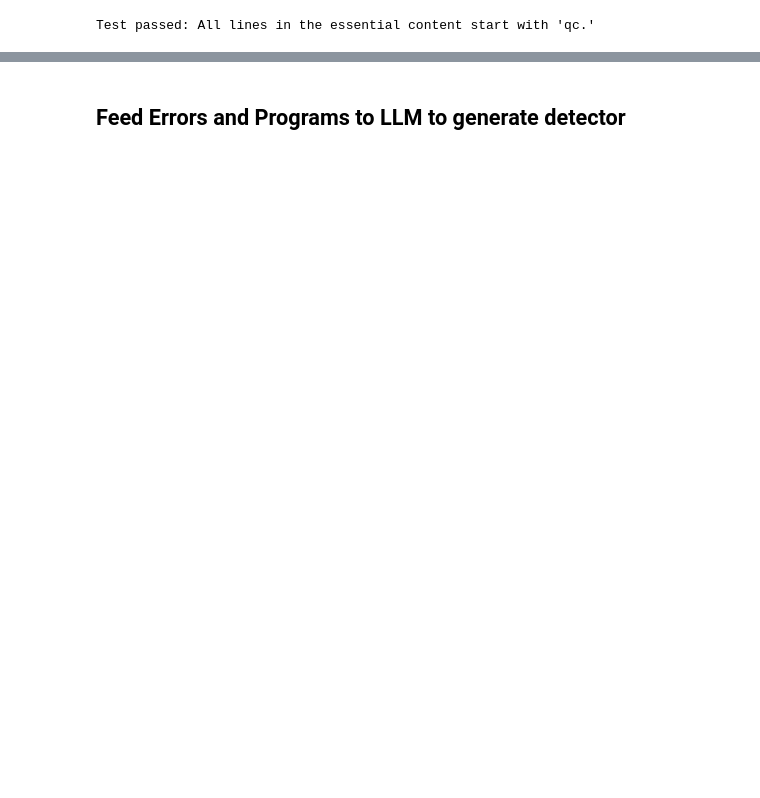
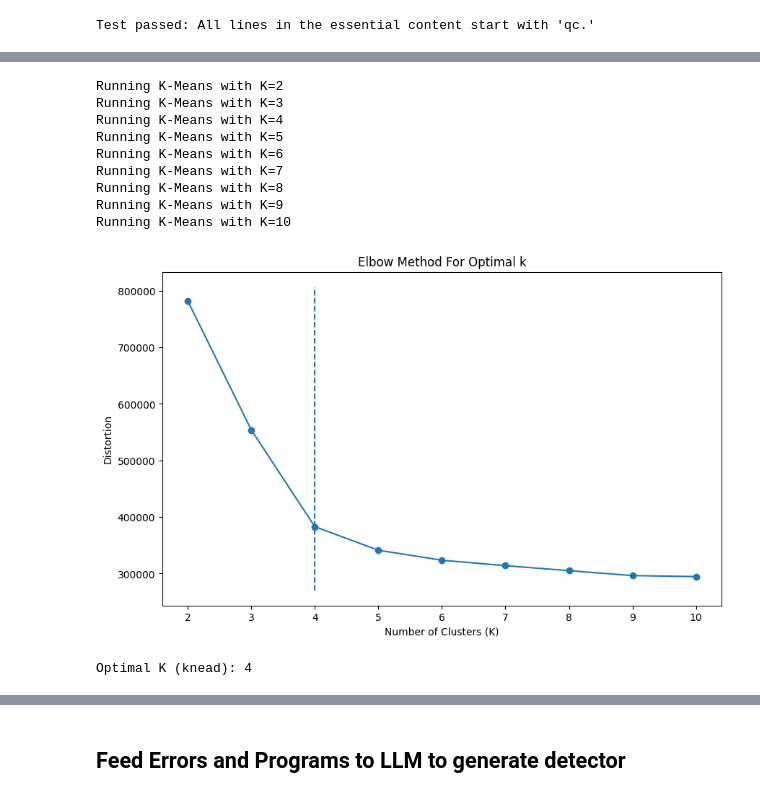
Before and after one commit to sola-st/qite-quantum-platform-testing, a Jupyter notebook: notebooks/003_001_Cluster_Error_Messages_Auto_Label.ipynb, the cells around one changed output, grey strips where cells are left out. Drawn from its saved outputs; the diff is of its cells as text; code cells hidden in the pictures; blank space fills up the shorter version.

```diff
--- a/notebooks/003_001_Cluster_Error_Messages_Auto_Label.ipynb
+++ b/notebooks/003_001_Cluster_Error_Messages_Auto_Label.ipynb
@@ -459,0 +404,35 @@ Name: count, dtype: int64
+# %%
+df_sample_errors = df_sample_errors.copy()
+
+df_sample_errors["to_embed"] = df_sample_errors[INFO_TO_USE_FOR_CLUSTERING].apply(
+    lambda row: ' '.join(row.values.astype(str)), axis=1)
+
+
+if EMBEDDING_NAME == "text-embedding-3-small":
+    from openai import OpenAI
+
+    client = OpenAI()
+
+    def get_embedding(text, model="text-embedding-3-small"):
+        return client.embeddings.create(
+            input=[text],
+            model=model).data[0].embedding
+
+    df_sample_errors['openai_text-embedding-3-small'] = df_sample_errors.to_embed.apply(
+        lambda x: get_embedding(x, model='text-embedding-3-small'))
+    df_sample_errors.to_csv('openai_embedded_1k_errors.csv', index=False)
+else:
+    from sentence_transformers import SentenceTransformer
+
+    model = SentenceTransformer(
+        EMBEDDING_NAME, trust_remote_code=True,
+        model_kwargs={"torch_dtype": "float16"}).cuda()
+    df_sample_errors[EMBEDDING_NAME] = df_sample_errors["to_embed"].progress_apply(
+        lambda x: model.encode(x))
+    df_sample_errors.to_csv(
+        'sentence_transformer_embedded_1k_errors.csv', index=False)
+
+
+# X = model.encode(combined_text_sample_sorted)
+print("data encoded successfully!")
+print(df_sample_errors[EMBEDDING_NAME].shape)
@@ -459,0 +451,6 @@ Name: count, dtype: int64
+# %%
+# Convert the column to a NumPy matrix
+X_matrix = np.array(df_sample_errors[EMBEDDING_NAME].tolist())
+
+# Print the matrix
+print(X_matrix)
@@ -459,0 +465,15 @@ Name: count, dtype: int64
+# %%
+optimal_k = find_optimal_k_knead(X_matrix)
+print(f'Optimal K (knead): {optimal_k}')
+# %% [output]
+Running K-Means with K=2
+Running K-Means with K=3
+Running K-Means with K=4
+Running K-Means with K=5
+Running K-Means with K=6
+Running K-Means with K=7
+Running K-Means with K=8
+Running K-Means with K=9
+Running K-Means with K=10
+[figure, added]
+Optimal K (knead): 4
```
Also changed, not shown: parts of 36 cells of this notebook.
